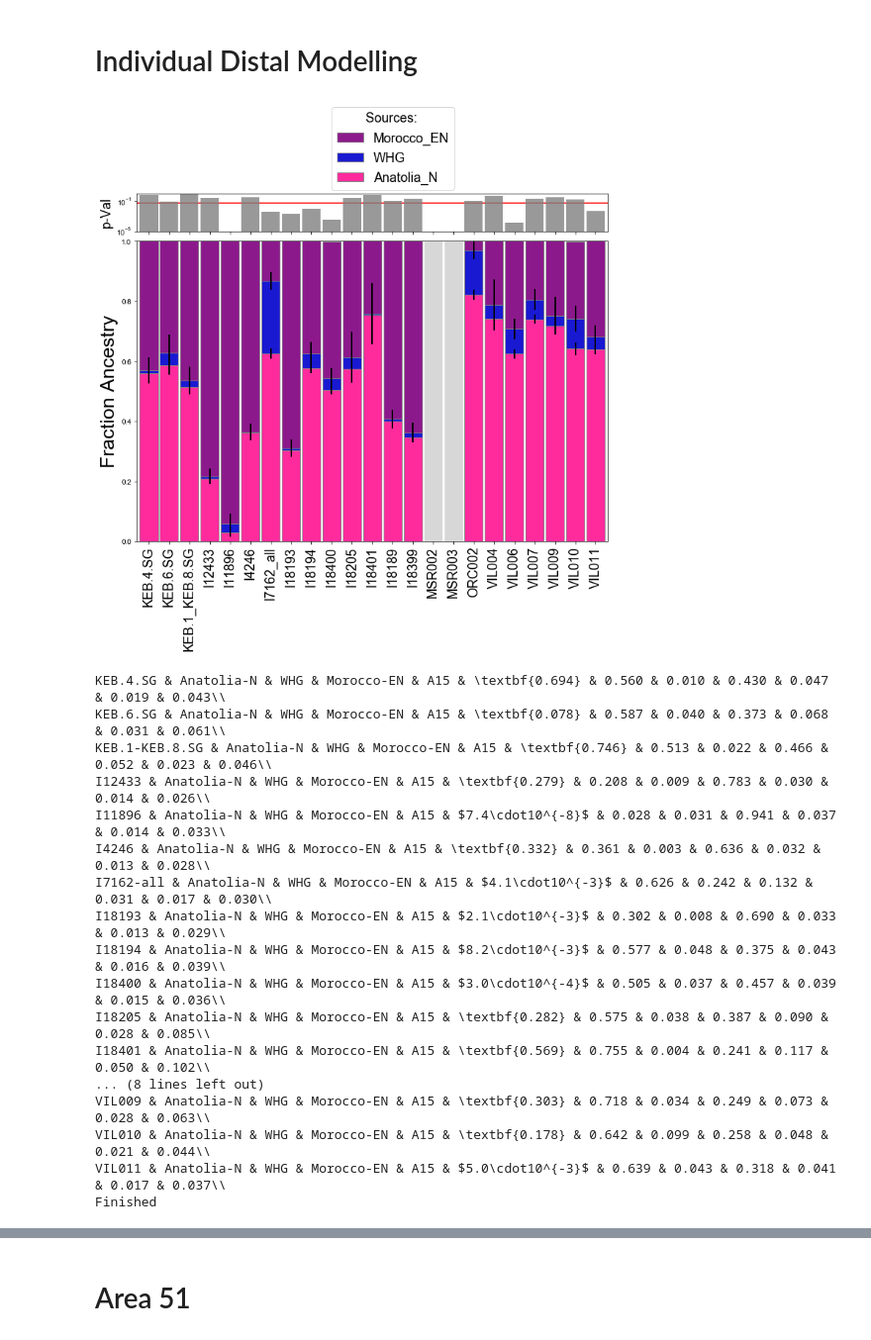
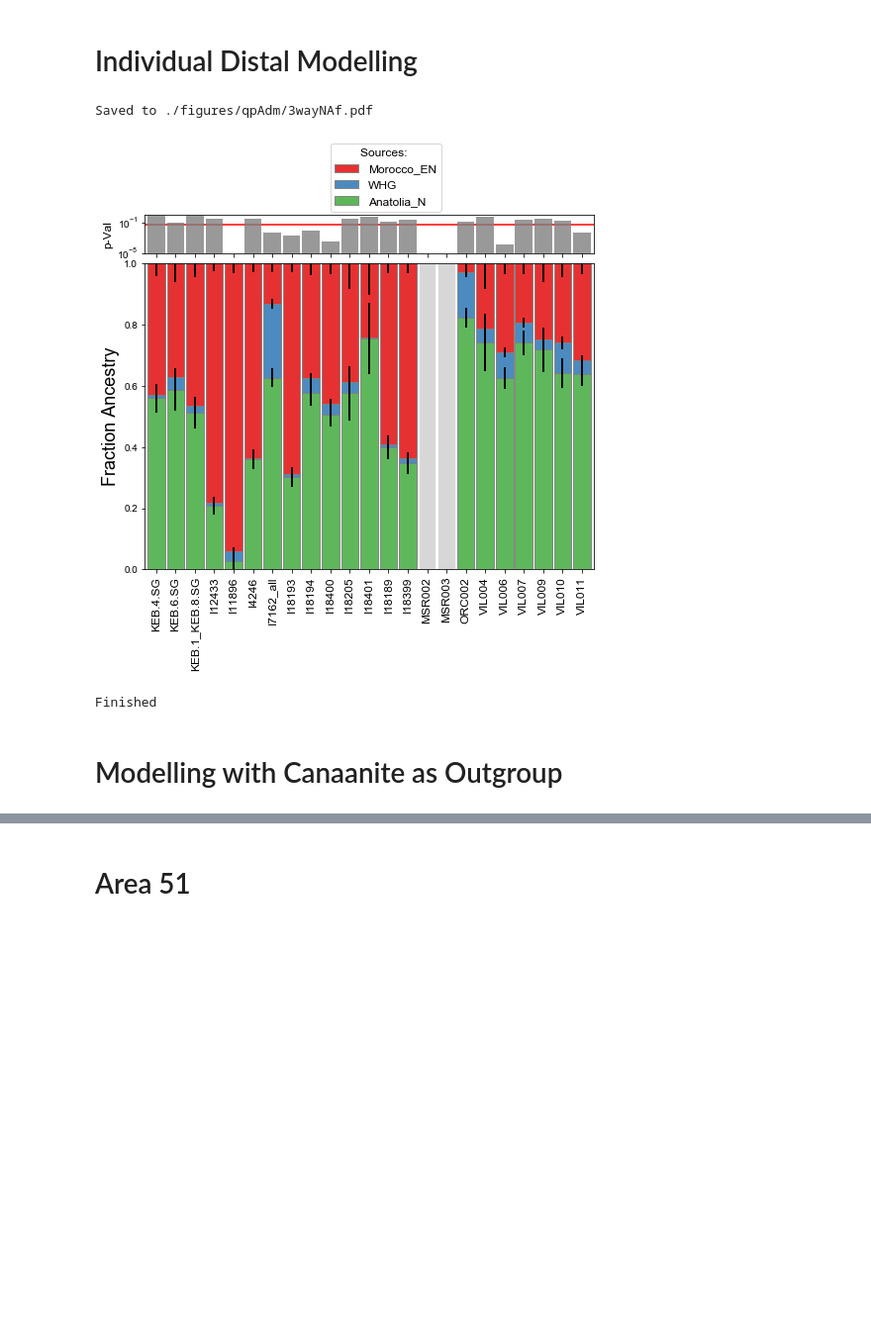
Before and after one commit to hringbauer/punic_aDNA, a Jupyter notebook: notebooks/qpAdm/viz_qpAdm.ipynb, the cells around one changed output, grey strips where cells are left out. Shown at 99% size. Cells and saved outputs as stored; diff of their text form; code cells hidden in the pictures; blank space fills up the shorter version.

```diff
--- a/notebooks/qpAdm/viz_qpAdm.ipynb
+++ b/notebooks/qpAdm/viz_qpAdm.ipynb
@@ -154,8 +154,8 @@ def fig_admix(res, p_vals, target_pops, source_pops, figsize=(12,8), save_path="
         b = np.sum(res[:,:i], axis=1)
         ax1.bar(r, res[:,i], bottom=b, color=c[i], edgecolor=ec, width=barWidth, label=s, alpha=0.9)
 
-        if len(stds)>0 and i>0: # Plot some standard deviations.
-            ax1.errorbar(r, b, yerr=stds[:,i], fmt='none', linewidth=2, color="k")
+        if len(stds)>0: # Plot some standard deviations.
+            ax1.errorbar(r, b+res[:,i], yerr=stds[:,i], fmt='none', linewidth=2, color="k")
 
     ### Add the Model not viable bars:
     su = np.sum(res, axis=1)
@@ -199,7 +199,8 @@ def fig_admix(res, p_vals, target_pops, source_pops, figsize=(12,8), save_path="
 
 def plot_qpadm(dir_path, test_pops, save_path="",
                best=True, figsize=(12,8), bw = 0.85,
-               c=[], ec="white", pval_lim = [1e-3,1]):
+               c=[], ec="white", fs=10, pval_lim = [1e-3,1],
+               latex=False):
     """Do 3 Way Admixtures of Sardinia
     best: Whether to use highest p-Val Submodel: 0 use the first, True use the best p-Value,
     else use the old (first feasible)"""
@@ -250,16 +251,12 @@ def plot_qpadm(dir_path, test_pops, save_path="",
 
 
     fig_admix(admix_coeffs, p_vals, pops_t, source_pops, pval_lim=pval_lim,
-              stds=stds, save_path = save_path, l_pos = (0.4, 1.15), fs=18, figsize=figsize,
+              stds=stds, save_path = save_path, l_pos = (0.4, 1.15), fs=fs, figsize=figsize,
               bw = bw, c=c, ec = ec)
 
-    source_pops = [([t] + pops[1:]) for t in pops_t]
-    create_latex_lines(source_pops, admix_coeffs, stds, p_vals, na = "-", rp = "A15")
-
-    #source_pops = np.array(source_pops)  # Make Numpy array for Indexing
-    #admix_coeffs = np.array(admix_coeffs)
-    #df_save = pd.DataFrame(data=admix_coeffs,  index=source_pops[:,0], columns=source_pops[0,1:])
-    #df_save.to_csv('../../output/data-csvs/qpAdm/3waySard.csv')
+    if latex:
+        source_pops = [([t] + pops[1:]) for t in pops_t]
+        create_latex_lines(source_pops, admix_coeffs, stds, p_vals, na = "-", rp = "A15")
 
     print("Finished")
 
@@ -384,28 +381,17 @@ all_iids = np.insert(all_iids, 5, "I4246")
 paths = [".".join([iid, "Anatolia_N","WHG","Morocco_EN"]) for iid in all_iids]
 # %%
 dir_path = "./output/qpAdm/3wayNAf/"
-save_path = ""
+save_path = "./figures/qpAdm/3wayNAf.pdf"
+c = ["#4daf4a", "#377eb8", "#e41a1c"]
 
 #best=0, pval_lim = [1e-4,1], figsize=(6,6)
 
 plot_qpadm(dir_path=dir_path, test_pops=paths, save_path=save_path,
-               best=False, pval_lim = [1e-5,1], figsize=(10,8), bw=0.9, ec="gray")
+            best=False, pval_lim = [1e-5,1], figsize=(7,6), bw=0.9,
+            fs=12, c=c, ec="gray")
 # %% [output]
+Saved to ./figures/qpAdm/3wayNAf.pdf
-[figure, old version]
+[figure, new version]
-KEB.4.SG & Anatolia-N & WHG & Morocco-EN & A15 & \textbf{0.694} & 0.560 & 0.010 & 0.430 & 0.047 & 0.019 & 0.043\\
-KEB.6.SG & Anatolia-N & WHG & Morocco-EN & A15 & \textbf{0.078} & 0.587 & 0.040 & 0.373 & 0.068 & 0.031 & 0.061\\
-KEB.1-KEB.8.SG & Anatolia-N & WHG & Morocco-EN & A15 & \textbf{0.746} & 0.513 & 0.022 & 0.466 & 0.052 & 0.023 & 0.046\\
-I12433 & Anatolia-N & WHG & Morocco-EN & A15 & \textbf{0.279} & 0.208 & 0.009 & 0.783 & 0.030 & 0.014 & 0.026\\
-I11896 & Anatolia-N & WHG & Morocco-EN & A15 & $7.4\cdot10^{-8}$ & 0.028 & 0.031 & 0.941 & 0.037 & 0.014 & 0.033\\
-I4246 & Anatolia-N & WHG & Morocco-EN & A15 & \textbf{0.332} & 0.361 & 0.003 & 0.636 & 0.032 & 0.013 & 0.028\\
-I7162-all & Anatolia-N & WHG & Morocco-EN & A15 & $4.1\cdot10^{-3}$ & 0.626 & 0.242 & 0.132 & 0.031 & 0.017 & 0.030\\
-I18193 & Anatolia-N & WHG & Morocco-EN & A15 & $2.1\cdot10^{-3}$ & 0.302 & 0.008 & 0.690 & 0.033 & 0.013 & 0.029\\
-I18194 & Anatolia-N & WHG & Morocco-EN & A15 & $8.2\cdot10^{-3}$ & 0.577 & 0.048 & 0.375 & 0.043 & 0.016 & 0.039\\
-I18400 & Anatolia-N & WHG & Morocco-EN & A15 & $3.0\cdot10^{-4}$ & 0.505 & 0.037 & 0.457 & 0.039 & 0.015 & 0.036\\
-I18205 & Anatolia-N & WHG & Morocco-EN & A15 & \textbf{0.282} & 0.575 & 0.038 & 0.387 & 0.090 & 0.028 & 0.085\\
-I18401 & Anatolia-N & WHG & Morocco-EN & A15 & \textbf{0.569} & 0.755 & 0.004 & 0.241 & 0.117 & 0.050 & 0.102\\
-... (8 lines left out)
-VIL009 & Anatolia-N & WHG & Morocco-EN & A15 & \textbf{0.303} & 0.718 & 0.034 & 0.249 & 0.073 & 0.028 & 0.063\\
-VIL010 & Anatolia-N & WHG & Morocco-EN & A15 & \textbf{0.178} & 0.642 & 0.099 & 0.258 & 0.048 & 0.021 & 0.044\\
-VIL011 & Anatolia-N & WHG & Morocco-EN & A15 & $5.0\cdot10^{-3}$ & 0.639 & 0.043 & 0.318 & 0.041 & 0.017 & 0.037\\
-Finished
+Finished
+# %% [markdown]
+# Modelling with Canaanite as Outgroup
```
Also changed, not shown: parts of 5 cells of this notebook, 8 other files.
